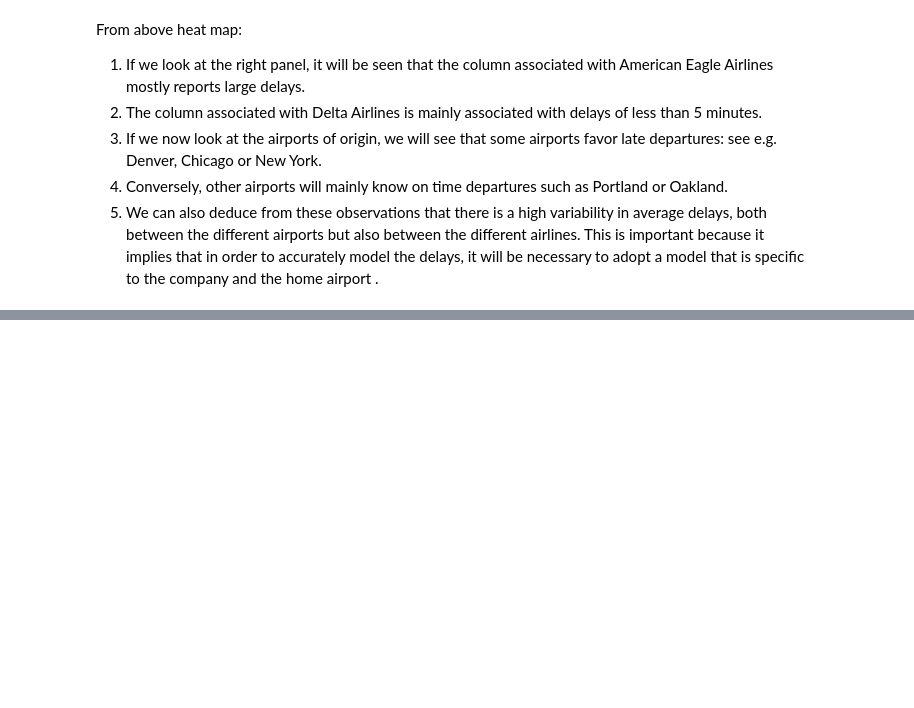
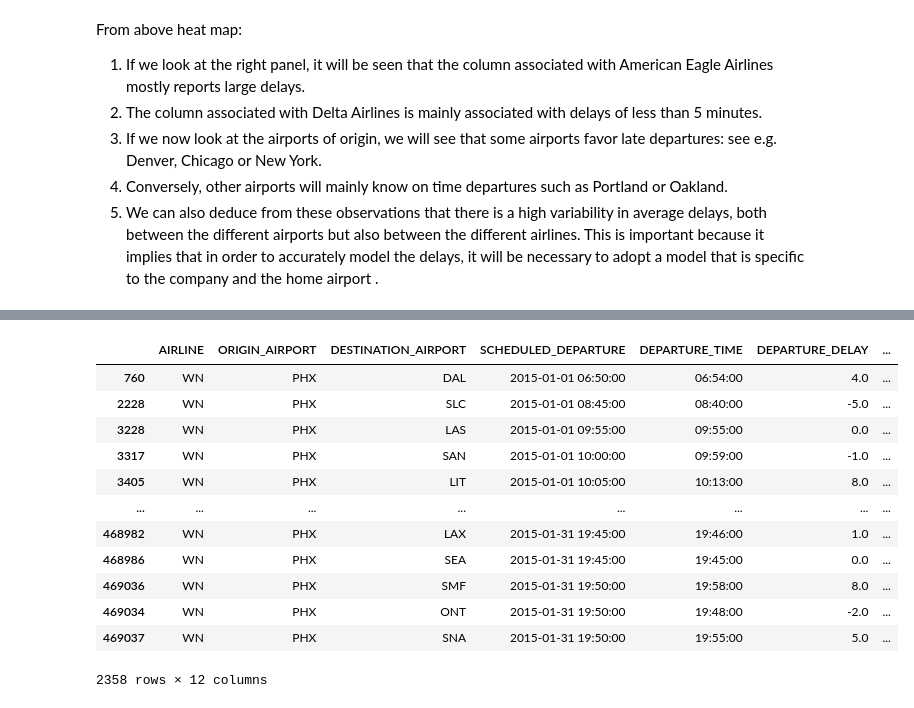
Before and after one commit to arvind-maurya/IIML_Group_Project, a Jupyter notebook: Predicting_Flight_Delay_Simple.ipynb, the cells around one changed output, grey strips where cells are left out. Saved outputs shown, nothing was run; the diff lists cells and outputs as text; code cells hidden in the pictures; blank space fills up the shorter version.

```diff
--- a/Predicting_Flight_Delay_Simple.ipynb
+++ b/Predicting_Flight_Delay_Simple.ipynb
@@ -706,0 +743,16 @@ From above heat map:
+# %%
+df2
+# %% [output]
+|  | AIRLINE | ORIGIN_AIRPORT | DESTINATION_AIRPORT | SCHEDULED_DEPARTURE | DEPARTURE_TIME | DEPARTURE_DELAY | ... |
+| 760 | WN | PHX | DAL | 2015-01-01 06:50:00 | 06:54:00 | 4.0 | ... |
+| 2228 | WN | PHX | SLC | 2015-01-01 08:45:00 | 08:40:00 | -5.0 | ... |
+| 3228 | WN | PHX | LAS | 2015-01-01 09:55:00 | 09:55:00 | 0.0 | ... |
+| 3317 | WN | PHX | SAN | 2015-01-01 10:00:00 | 09:59:00 | -1.0 | ... |
+| 3405 | WN | PHX | LIT | 2015-01-01 10:05:00 | 10:13:00 | 8.0 | ... |
+| ... | ... | ... | ... | ... | ... | ... | ... |
+| 468982 | WN | PHX | LAX | 2015-01-31 19:45:00 | 19:46:00 | 1.0 | ... |
+| 468986 | WN | PHX | SEA | 2015-01-31 19:45:00 | 19:45:00 | 0.0 | ... |
+| 469036 | WN | PHX | SMF | 2015-01-31 19:50:00 | 19:58:00 | 8.0 | ... |
+| 469034 | WN | PHX | ONT | 2015-01-31 19:50:00 | 19:48:00 | -2.0 | ... |
+| 469037 | WN | PHX | SNA | 2015-01-31 19:50:00 | 19:55:00 | 5.0 | ... |
+2358 rows × 12 columns
```
Also changed, not shown: parts of 4 cells of this notebook.
